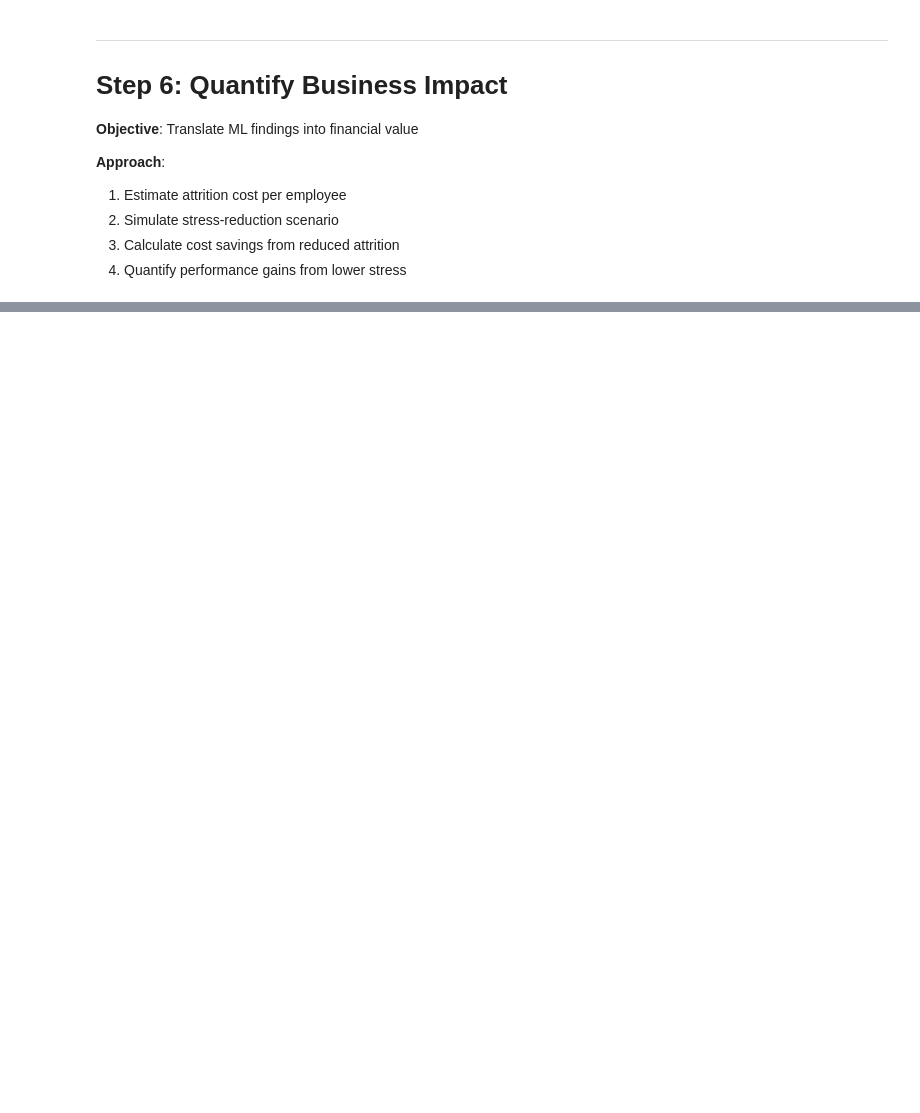
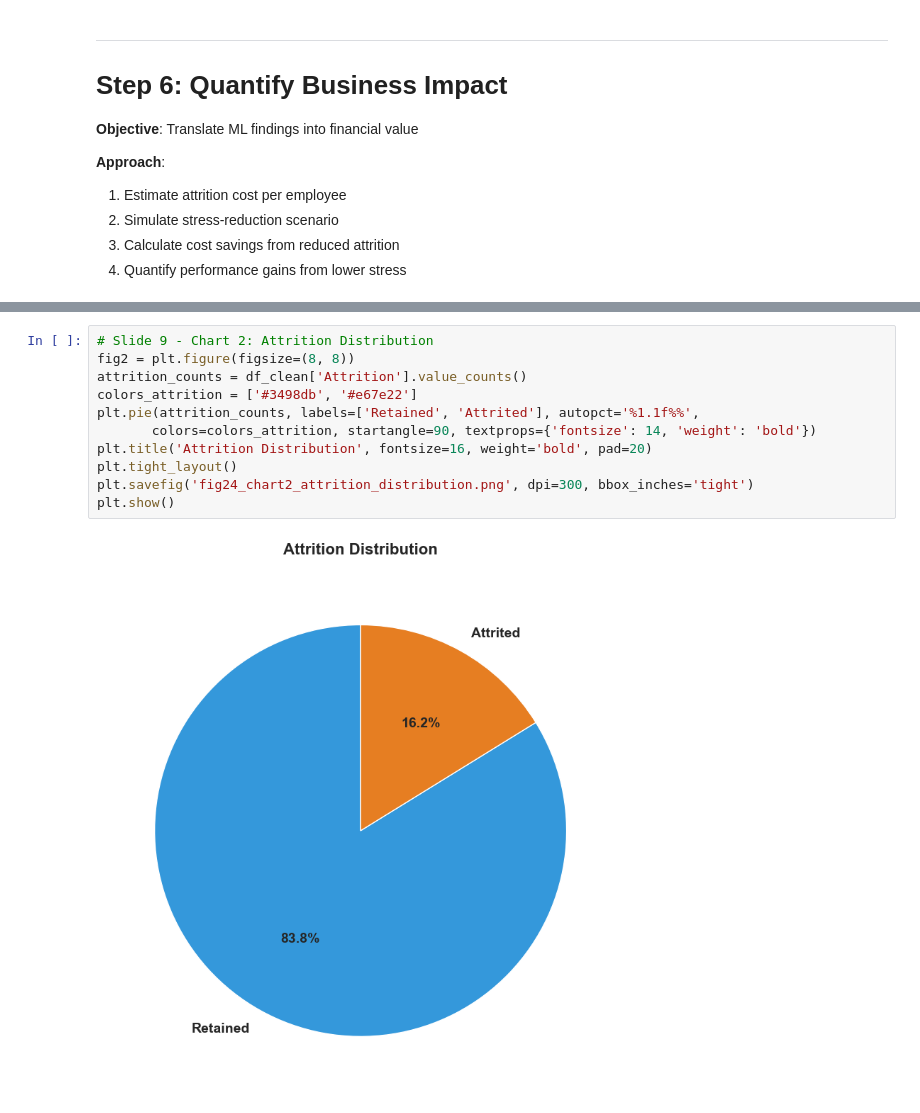
Before and after one commit to Winnee0305/hr-analysis, a Jupyter notebook: analysis2.ipynb, the cells around one changed output, grey strips where cells are left out. Drawn from its saved outputs; the diff is of its cells as text; blank space fills up the shorter version.

```diff
--- a/analysis2.ipynb
+++ b/analysis2.ipynb
@@ -1996,0 +1145,13 @@ BUSINESS IMPACT CALCULATION
+# %%
+# Slide 9 - Chart 2: Attrition Distribution
+fig2 = plt.figure(figsize=(8, 8))
+attrition_counts = df_clean['Attrition'].value_counts()
+colors_attrition = ['#3498db', '#e67e22']
+plt.pie(attrition_counts, labels=['Retained', 'Attrited'], autopct='%1.1f%%',
+       colors=colors_attrition, startangle=90, textprops={'fontsize': 14, 'weight': 'bold'})
+plt.title('Attrition Distribution', fontsize=16, weight='bold', pad=20)
+plt.tight_layout()
+plt.savefig('fig24_chart2_attrition_distribution.png', dpi=300, bbox_inches='tight')
+plt.show()
+# %% [output]
+[figure, added]
```
Also changed, not shown: parts of 100 cells of this notebook, 42 other files.
